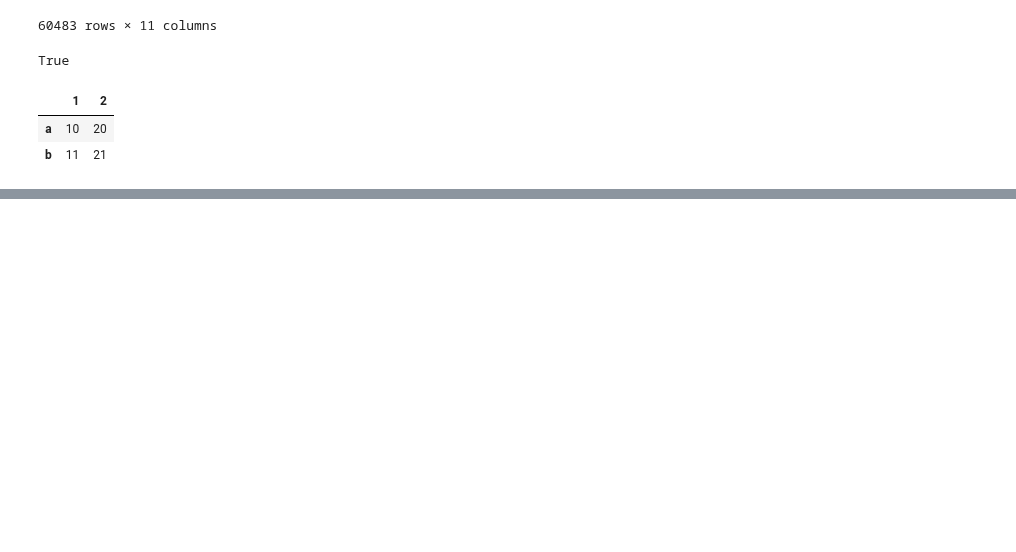
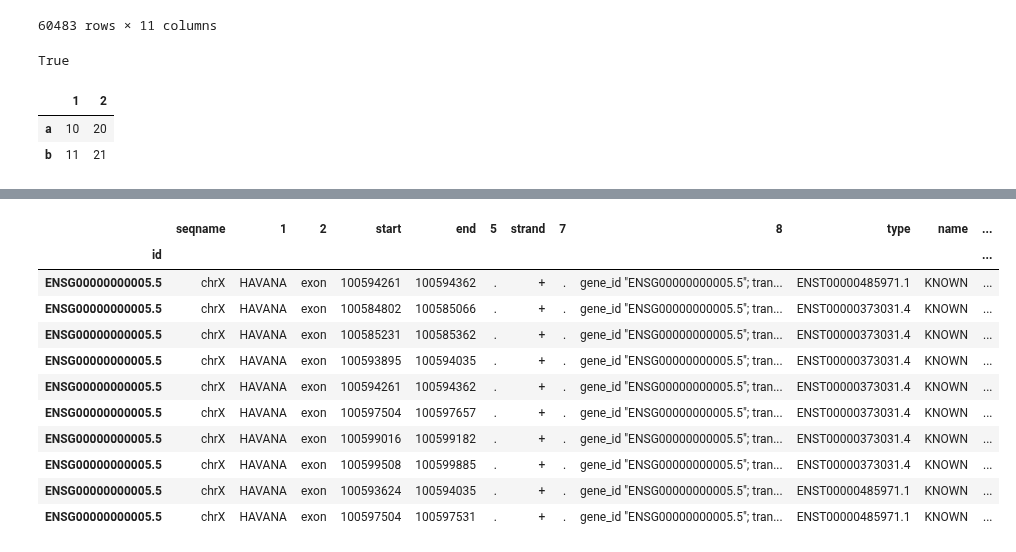
Before and after one commit to andrew-weisman/target_classification, a Jupyter notebook: main.ipynb, the cells around one changed output, grey strips where cells are left out. Saved outputs shown, nothing was run; the diff lists cells and outputs as text; code cells hidden in the pictures; blank space fills up the shorter version.

```diff
--- a/main.ipynb
+++ b/main.ipynb
@@ -7,7 +7,7 @@ file_counts = 'fffee315-9aa3-44d2-8c89-78a2c1d107e7.htseq_counts.txt'
 
 # Define the reference datafiles
 gdc_tsv_file = '/data/BIDS-HPC/private/projects/dmi2/data/gencode.gene.info.v22.tsv'
-gencode_gtf_file = '/data/BIDS-HPC/private/projects/dmi2/data/gencode.v22.annotation-just_genes.gtf'
+gencode_gtf_file = '/data/BIDS-HPC/private/projects/dmi2/data/gencode.v22.annotation.gtf'
 # %%
 # Read in all the datafiles into Pandas dataframes
 import pandas as pd
@@ -218,0 +471,16 @@ df_gencode
+# %%
+df_gencode_exons[df_gencode_exons.index=='ENSG00000000005.5']
+#df_gencode_exons[df_gencode_exons.index=='ENSG00000001036.12']
+# %% [output]
+|  | seqname | 1 | 2 | start | end | 5 | strand | 7 | 8 | type | name | ... |
+| id |  |  |  |  |  |  |  |  |  |  |  | ... |
+| ENSG00000000005.5 | chrX | HAVANA | exon | 100594261 | 100594362 | . | + | . | gene_id "ENSG00000000005.5"; tran... | ENST00000485971.1 | KNOWN | ... |
+| ENSG00000000005.5 | chrX | HAVANA | exon | 100584802 | 100585066 | . | + | . | gene_id "ENSG00000000005.5"; tran... | ENST00000373031.4 | KNOWN | ... |
+| ENSG00000000005.5 | chrX | HAVANA | exon | 100585231 | 100585362 | . | + | . | gene_id "ENSG00000000005.5"; tran... | ENST00000373031.4 | KNOWN | ... |
+| ENSG00000000005.5 | chrX | HAVANA | exon | 100593895 | 100594035 | . | + | . | gene_id "ENSG00000000005.5"; tran... | ENST00000373031.4 | KNOWN | ... |
+| ENSG00000000005.5 | chrX | HAVANA | exon | 100594261 | 100594362 | . | + | . | gene_id "ENSG00000000005.5"; tran... | ENST00000373031.4 | KNOWN | ... |
+| ENSG00000000005.5 | chrX | HAVANA | exon | 100597504 | 100597657 | . | + | . | gene_id "ENSG00000000005.5"; tran... | ENST00000373031.4 | KNOWN | ... |
+| ENSG00000000005.5 | chrX | HAVANA | exon | 100599016 | 100599182 | . | + | . | gene_id "ENSG00000000005.5"; tran... | ENST00000373031.4 | KNOWN | ... |
+| ENSG00000000005.5 | chrX | HAVANA | exon | 100599508 | 100599885 | . | + | . | gene_id "ENSG00000000005.5"; tran... | ENST00000373031.4 | KNOWN | ... |
+| ENSG00000000005.5 | chrX | HAVANA | exon | 100593624 | 100594035 | . | + | . | gene_id "ENSG00000000005.5"; tran... | ENST00000485971.1 | KNOWN | ... |
+| ENSG00000000005.5 | chrX | HAVANA | exon | 100597504 | 100597531 | . | + | . | gene_id "ENSG00000000005.5"; tran... | ENST00000485971.1 | KNOWN | ... |
```
Also changed, not shown: parts of 31 cells of this notebook.
